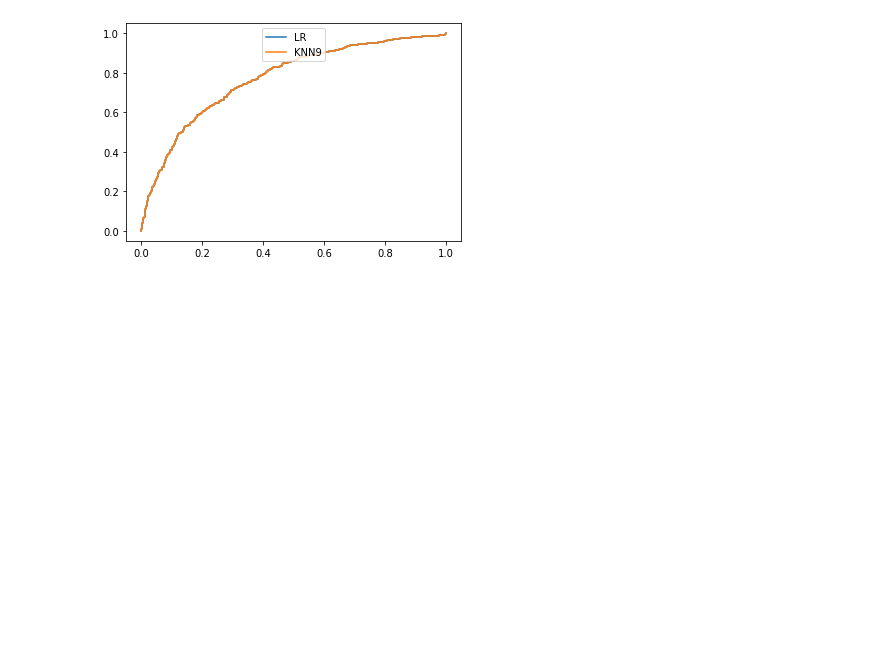
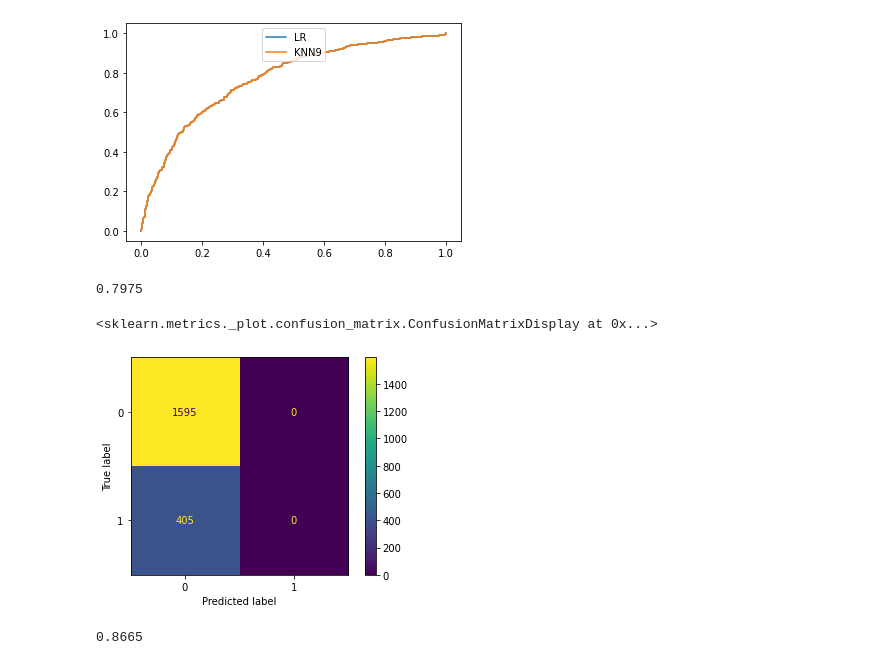
Before and after one commit to aws3ma/machine-learning, a Jupyter notebook: sc3.ipynb, the cells around one changed output. Saved outputs shown, nothing was run; the diff lists cells and outputs as text; code cells hidden in the pictures; blank space fills up the shorter version.

```diff
--- a/sc3.ipynb
+++ b/sc3.ipynb
@@ -328,0 +335,14 @@ plt.show()
+# %%
+sv = SVC(kernel="linear")
+sv.fit(x_train,y_train)
+y_pred = sv.predict(x_test)
+# %%
+from sklearn import metrics
+metrics.accuracy_score(y_test,y_pred)
+# %% [output]
+0.7975
+# %%
+plot_confusion_matrix(sv, x_test, y_test)
+# %% [output]
+<sklearn.metrics._plot.confusion_matrix.ConfusionMatrixDisplay at 0x...>
+[figure, added]
@@ -328,0 +353,4 @@ plt.show()
+# %%
+metrics.accuracy_score(y_test,y_pred_rbf)
+# %% [output]
+0.8665
```
Also changed, not shown: parts of 27 cells of this notebook.
